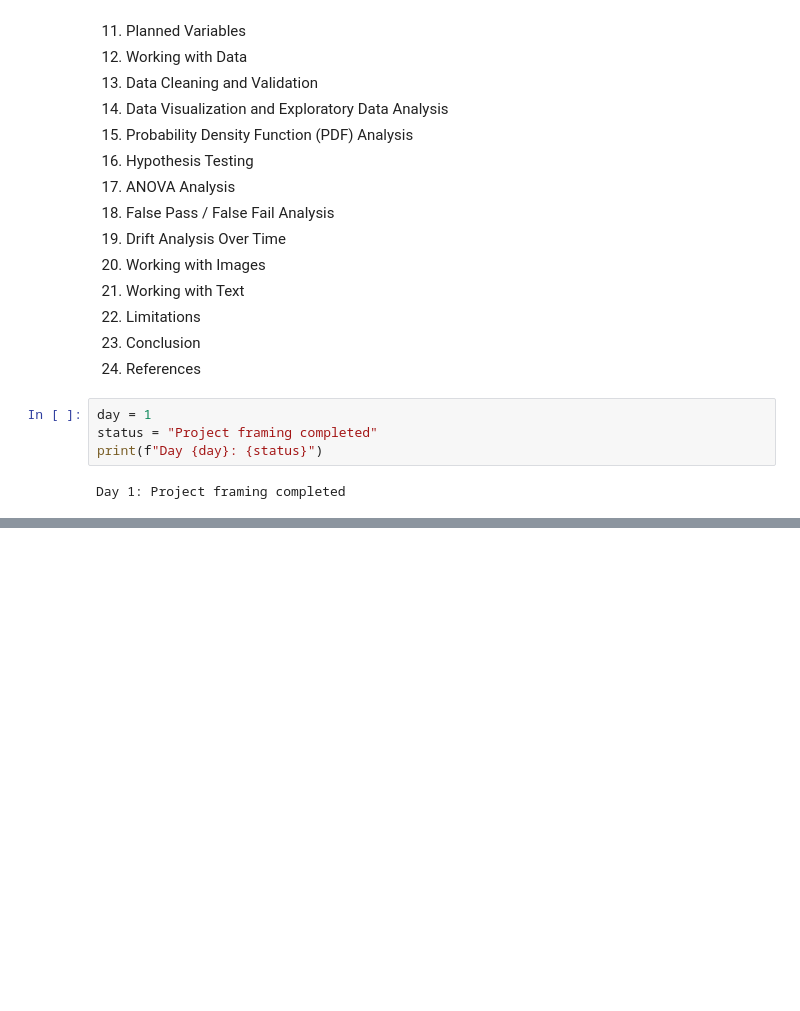
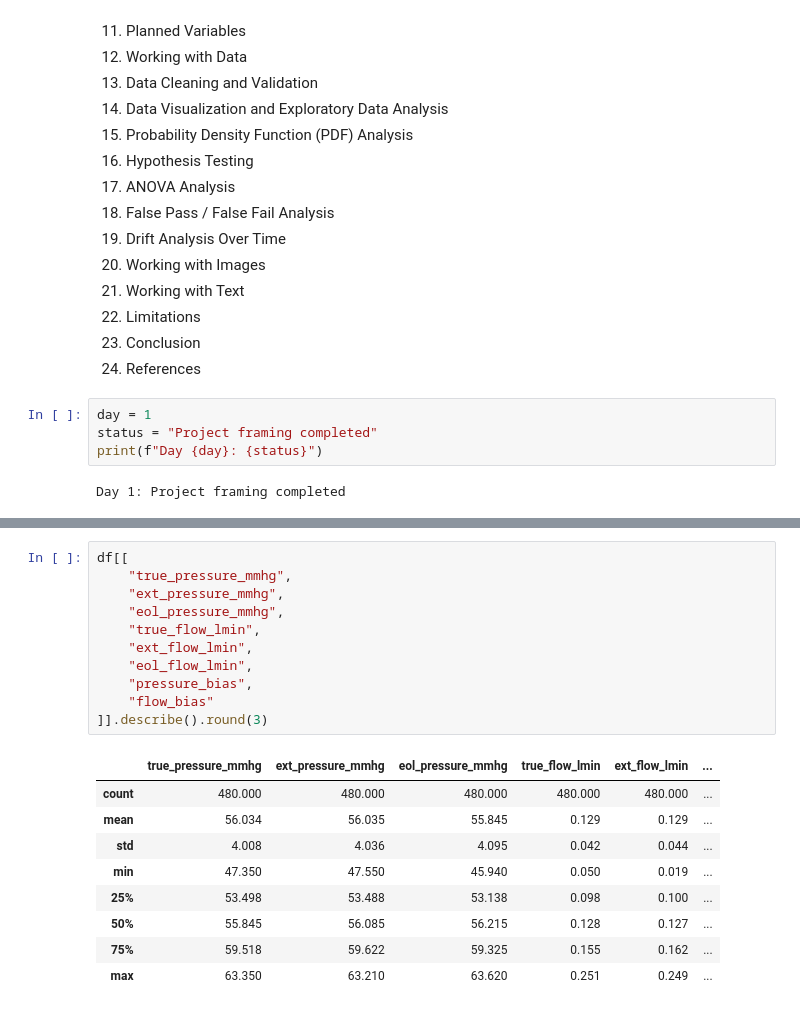
Before and after one commit to simonsvp/EOL-Measurement-System-Analysis-with-ANOVA-and-Decision-Risk, a Jupyter notebook: measurement_system_analysis.ipynb, the cells around one changed output, grey strips where cells are left out. Saved outputs shown, nothing was run; the diff lists cells and outputs as text; blank space fills up the shorter version.

```diff
--- a/measurement_system_analysis.ipynb
+++ b/measurement_system_analysis.ipynb
@@ -176,0 +492,21 @@ Day 1: Project framing completed
+# %%
+df[[
+    "true_pressure_mmhg",
+    "ext_pressure_mmhg",
+    "eol_pressure_mmhg",
+    "true_flow_lmin",
+    "ext_flow_lmin",
+    "eol_flow_lmin",
+    "pressure_bias",
+    "flow_bias"
+]].describe().round(3)
+# %% [output]
+|  | true_pressure_mmhg | ext_pressure_mmhg | eol_pressure_mmhg | true_flow_lmin | ext_flow_lmin | ... |
+| count | 480.000 | 480.000 | 480.000 | 480.000 | 480.000 | ... |
+| mean | 56.034 | 56.035 | 55.845 | 0.129 | 0.129 | ... |
+| std | 4.008 | 4.036 | 4.095 | 0.042 | 0.044 | ... |
+| min | 47.350 | 47.550 | 45.940 | 0.050 | 0.019 | ... |
+| 25% | 53.498 | 53.488 | 53.138 | 0.098 | 0.100 | ... |
+| 50% | 55.845 | 56.085 | 56.215 | 0.128 | 0.127 | ... |
+| 75% | 59.518 | 59.622 | 59.325 | 0.155 | 0.162 | ... |
+| max | 63.350 | 63.210 | 63.620 | 0.251 | 0.249 | ... |
```
Also changed, not shown: parts of 21 cells of this notebook, 1 other file.
